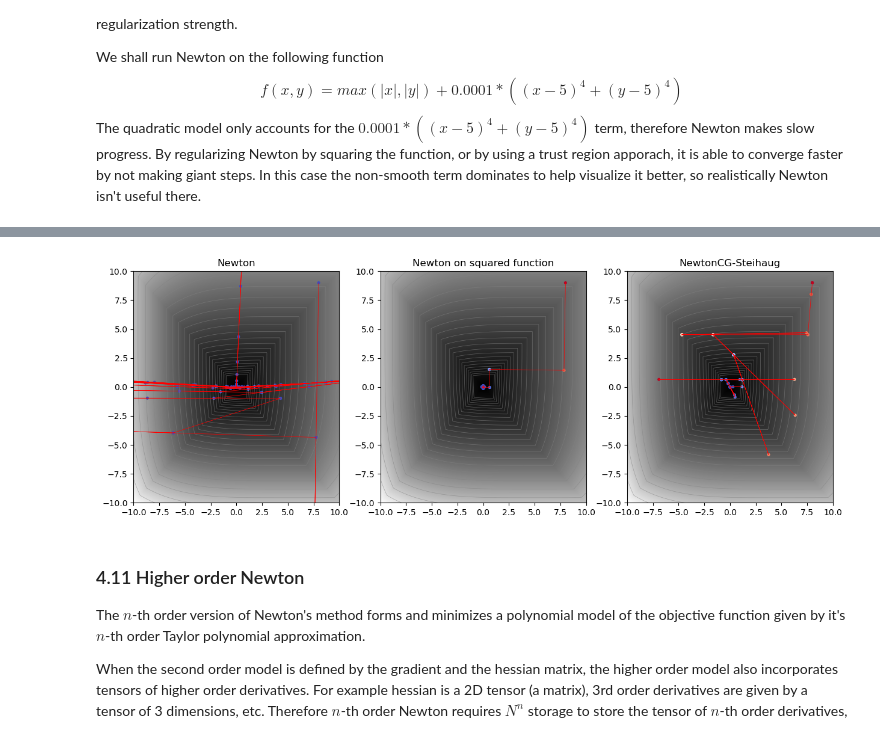
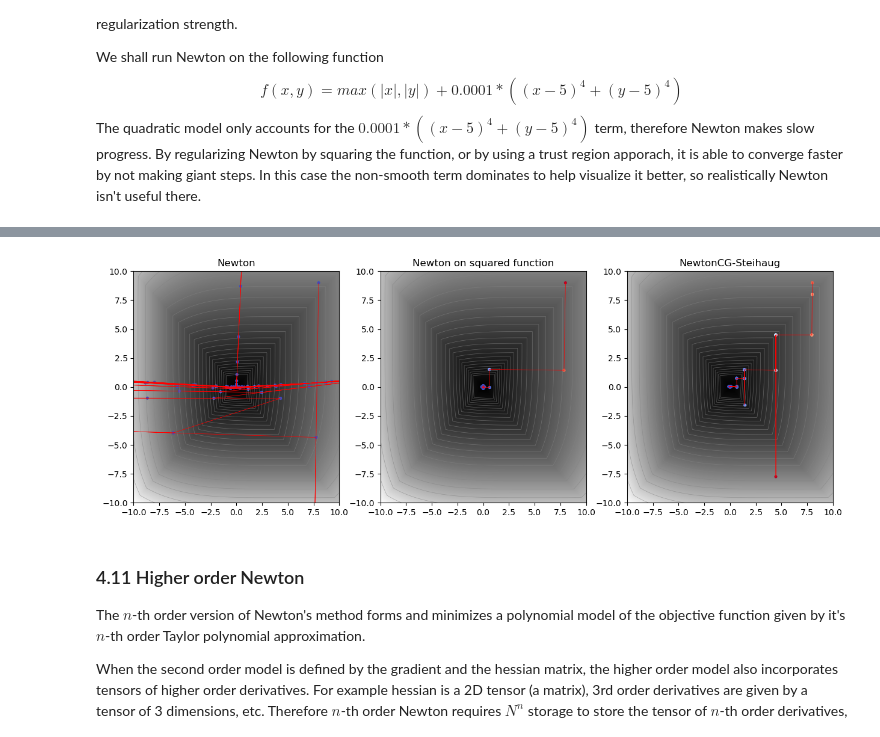
Before and after one commit to inikishev/torchzero, a Jupyter notebook: docs/overview/4. Second order methods.ipynb, the cells around one changed output, grey strips where cells are left out. Drawn from its saved outputs; the diff is of its cells as text; code cells hidden in the pictures.

```diff
--- a/docs/overview/4. Second order methods.ipynb
+++ b/docs/overview/4. Second order methods.ipynb
@@ -374,7 +374,7 @@ ax[1].set_title("Newton on squared function")
 func = FunctionDescent(f, x0=(8,9), domain=(-10,10,-10,10))
 optimizer = tz.Modular(
     func.parameters(),
-    tz.m.NewtonCGSteihaug(hvp_method='forward'),
+    tz.m.NewtonCGSteihaug(),
 )
 func.run(optimizer, max_steps=20)
 func.plot(log_contour=True, ax=ax[2])
@@ -386,6 +386,6 @@ finished in 0.2s., reached loss = 0.131
 finished in 0.2s., reached loss = 0.125
 finished in 0.1s., reached loss = 0.125
-[figure, old version]
+[figure, new version]
 # %% [markdown]
 ### 4.11 Higher order Newton
 The $n$-th order version of Newton's method forms and minimizes a polynomial model of the objective function given by it's $n$-th order Taylor polynomial approximation.
```
Also changed, not shown: parts of 5 cells of this notebook, 8 other files.
